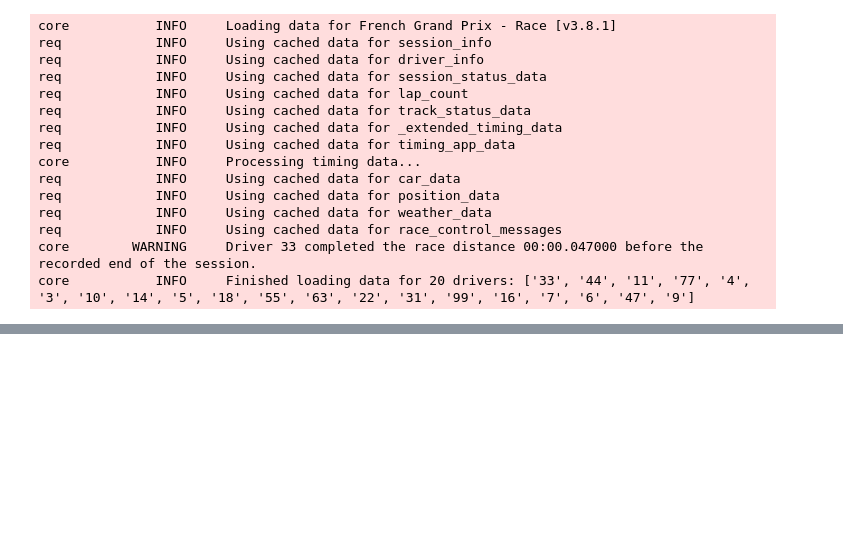
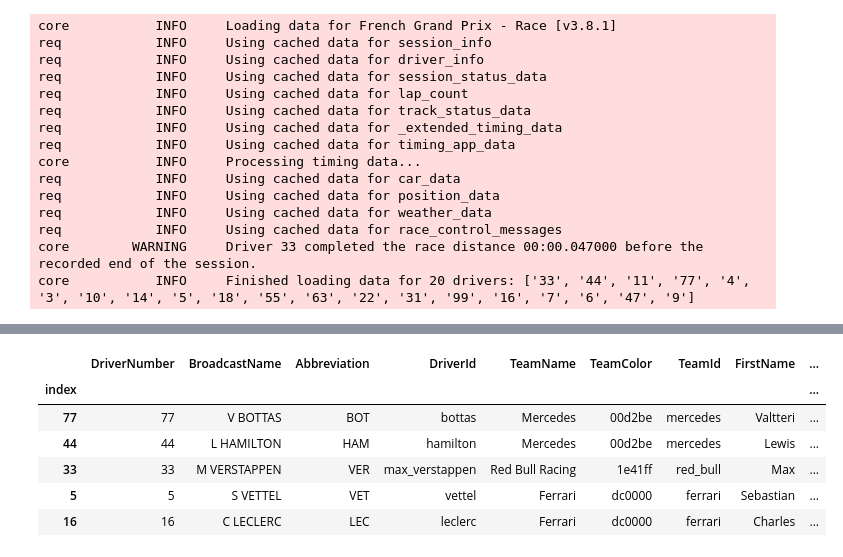
Before and after one commit to Elbiabuglio/f1-data-lake, a Jupyter notebook: collect.ipynb, the cells around one changed output, grey strips where cells are left out. Cells and saved outputs as stored; diff of their text form; code cells hidden in the pictures; blank space fills up the shorter version.

```diff
--- a/collect.ipynb
+++ b/collect.ipynb
@@ -88,3 +60,14 @@ df
+# %%
+df = pd.read_parquet("data/2019_01_R.parquet")
+df.head()
+# %% [output]
+|  | DriverNumber | BroadcastName | Abbreviation | DriverId | TeamName | TeamColor | TeamId | FirstName | ... |
+| index |  |  |  |  |  |  |  |  | ... |
+| 77 | 77 | V BOTTAS | BOT | bottas | Mercedes | 00d2be | mercedes | Valtteri | ... |
+| 44 | 44 | L HAMILTON | HAM | hamilton | Mercedes | 00d2be | mercedes | Lewis | ... |
+| 33 | 33 | M VERSTAPPEN | VER | max_verstappen | Red Bull Racing | 1e41ff | red_bull | Max | ... |
+| 5 | 5 | S VETTEL | VET | vettel | Ferrari | dc0000 | ferrari | Sebastian | ... |
+| 16 | 16 | C LECLERC | LEC | leclerc | Ferrari | dc0000 | ferrari | Charles | ... |
 # %%
 class CollectResults:
     """
```
Also changed, not shown: parts of 5 cells of this notebook.
